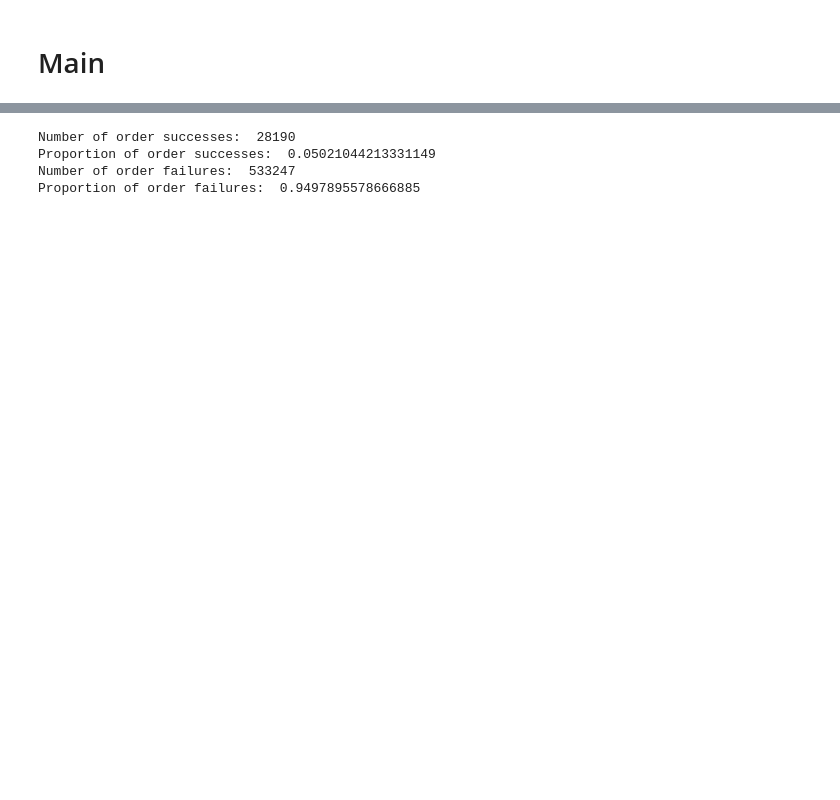
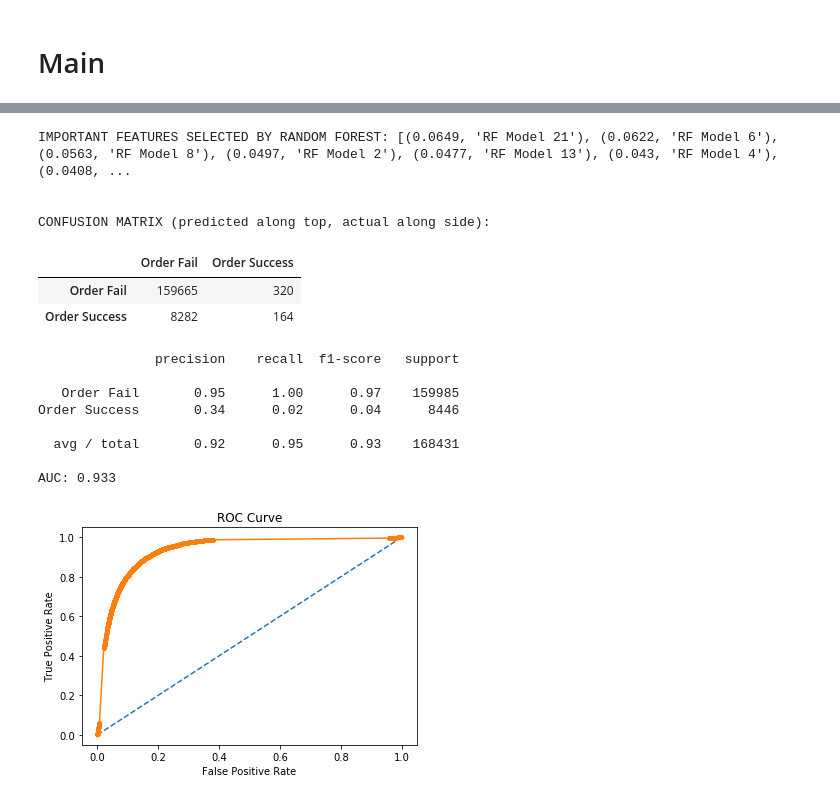
Before and after one commit to acaruso7/Order-Book-Trade-Classification, a Jupyter notebook: model_stacking.ipynb, the cells around one changed output, grey strips where cells are left out. Cells and saved outputs as stored; diff of their text form; code cells hidden in the pictures; blank space fills up the shorter version.

```diff
--- a/model_stacking.ipynb
+++ b/model_stacking.ipynb
@@ -271,3 +271,11 @@ def model_iterations(train, train_fail, train_success, test, train_Z, train_Z_fa
     return train_response, test_response, new_features_train, new_features_test
 # %% [markdown]
 # Main
+# %%
+if __name__ == '__main__':
+    df = pd.read_csv('data.csv')
+    train, train_fail, train_success, test, train_Z, train_Z_fail, train_Z_success, test_Z = preprocess(df)
+    train_response, test_response, new_features_train, new_features_test = model_stacking(train, train_fail,
+                                                                                            train_success, test, train_Z,
+                                                                                            train_Z_fail, train_Z_success,
+                                                                                            test_Z)
@@ -273,0 +297,5 @@ def model_iterations(train, train_fail, train_success, test, train_Z, train_Z_fa
+# %%
+LR = LogisticRegression()
+LR.fit(new_features_train, train_response)
+y_pred = LR.predict(new_features_test)
+model_eval(test_response, y_pred)
@@ -273,0 +313,5 @@ def model_iterations(train, train_fail, train_success, test, train_Z, train_Z_fa
+# %%
+ANN = MLPClassifier()
+ANN.fit(new_features_train, train_response)
+y_pred = ANN.predict(new_features_test)
+model_eval(test_response, y_pred)
@@ -274,36 +329,40 @@ def model_iterations(train, train_fail, train_success, test, train_Z, train_Z_fa
 # %%
-if __name__ == '__main__':
-    df = pd.read_csv('data.csv')
-    train, train_fail, train_success, test, train_Z, train_Z_fail, train_Z_success, test_Z = preprocess(df)
-    train_response, test_response, new_features_train, new_features_test = model_iterations(train, train_fail,
-                                                                                            train_success, test, train_Z,
-                                                                                            train_Z_fail, train_Z_success,
-                                                                                            test_Z)
+RF = RandomForestClassifier()
+RF.fit(new_features_train, train_response)
 
-    RF = RandomForestClassifier()
-    RF.fit(new_features_train, train_response)
+#select top 35 features
+important_features = sorted(zip(map(lambda x: round(x, 4), RF.feature_importances_),
+                                new_features_train.columns), reverse=True)[0:35]
+print('IMPORTANT FEATURES SELECTED BY RANDOM FOREST:', important_features)
 
-    #select top 10 features
-    important_features = sorted(zip(map(lambda x: round(x, 4), RF.feature_importances_),
-                                    new_features_train.columns), reverse=True)[0:10]
-    print('IMPORTANT FEATURES SELECTED BY RANDOM FOREST:', important_features)
+names = []
+for i in important_features:
+    names.append(i[1])
 
-    names = []
-    for i in important_features:
-        names.append(i[1])
+AB = AdaBoostClassifier(LogisticRegression())
+AB.fit(new_features_train.loc[:, names], train_response)
+y_pred = AB.predict(new_features_test.loc[:, names])
+model_eval(test_response, y_pred)
 
-    AB = AdaBoostClassifier(LogisticRegression())
-    AB.fit(new_features_train.loc[:, names], train_response)
-    y_pred = AB.predict(new_features_test)
-    model_eval(test_response, y_pred)
+plot_roc_curve(AB, new_features_test.loc[:,names], test_response)
 
-    plot_roc_curve(AB, new_features_test, test_response)
-
-    features = pd.concat([new_features_train, new_features_test], axis=0)
-    response = pd.concat([train_response, test_response], axis=0)
-    cross_validation(AB, features, response, 5)
+# features = pd.concat([new_features_train, new_features_test], axis=0)
+# response = pd.concat([train_response, test_response], axis=0)
+# cross_validation(AB, features, response, 5)
 # %% [output]
-Number of order successes:  28190
-Proportion of order successes:  0.05021044213331149
-Number of order failures:  533247
-Proportion of order failures:  0.9497895578666885
+IMPORTANT FEATURES SELECTED BY RANDOM FOREST: [(0.0649, 'RF Model 21'), (0.0622, 'RF Model 6'), (0.0563, 'RF Model 8'), (0.0497, 'RF Model 2'), (0.0477, 'RF Model 13'), (0.043, 'RF Model 4'), (0.0408, ...
+
+
+CONFUSION MATRIX (predicted along top, actual along side):
+|  | Order Fail | Order Success |
+| Order Fail | 159665 | 320 |
+| Order Success | 8282 | 164 |
+               precision    recall  f1-score   support
+
+   Order Fail       0.95      1.00      0.97    159985
+Order Success       0.34      0.02      0.04      8446
+
+  avg / total       0.92      0.95      0.93    168431
+
+AUC: 0.933
+[figure, added]
```
Also changed, not shown: parts of 13 cells of this notebook.
